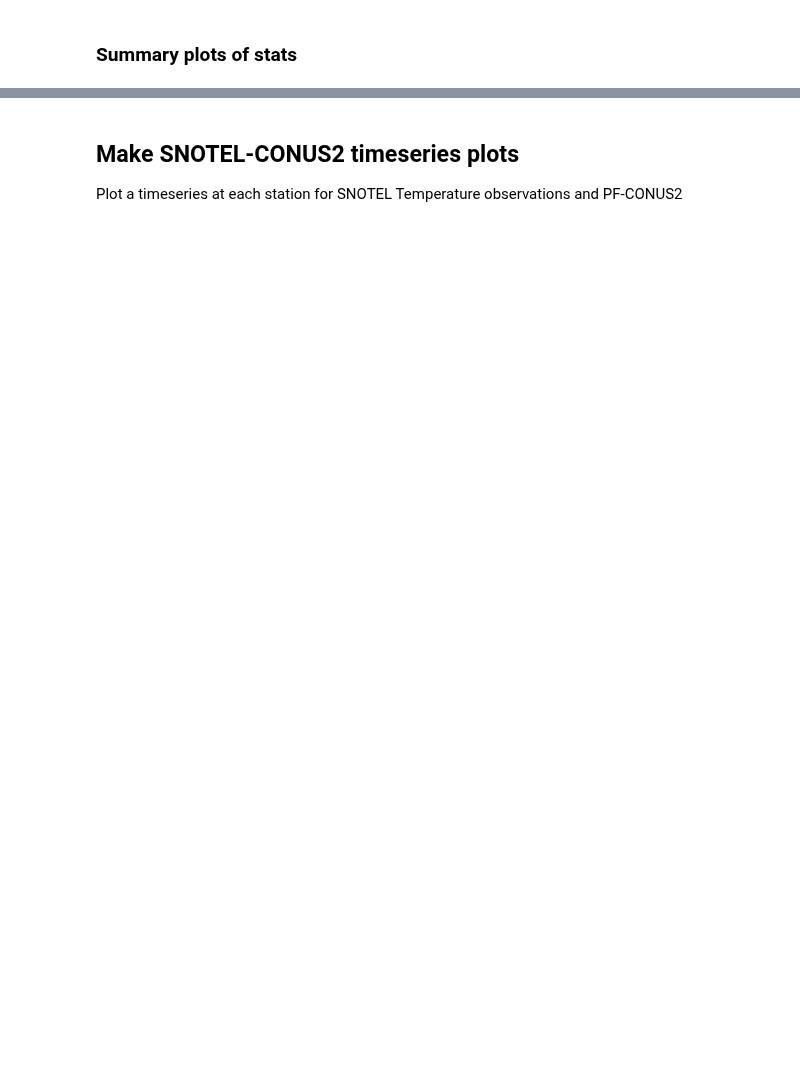
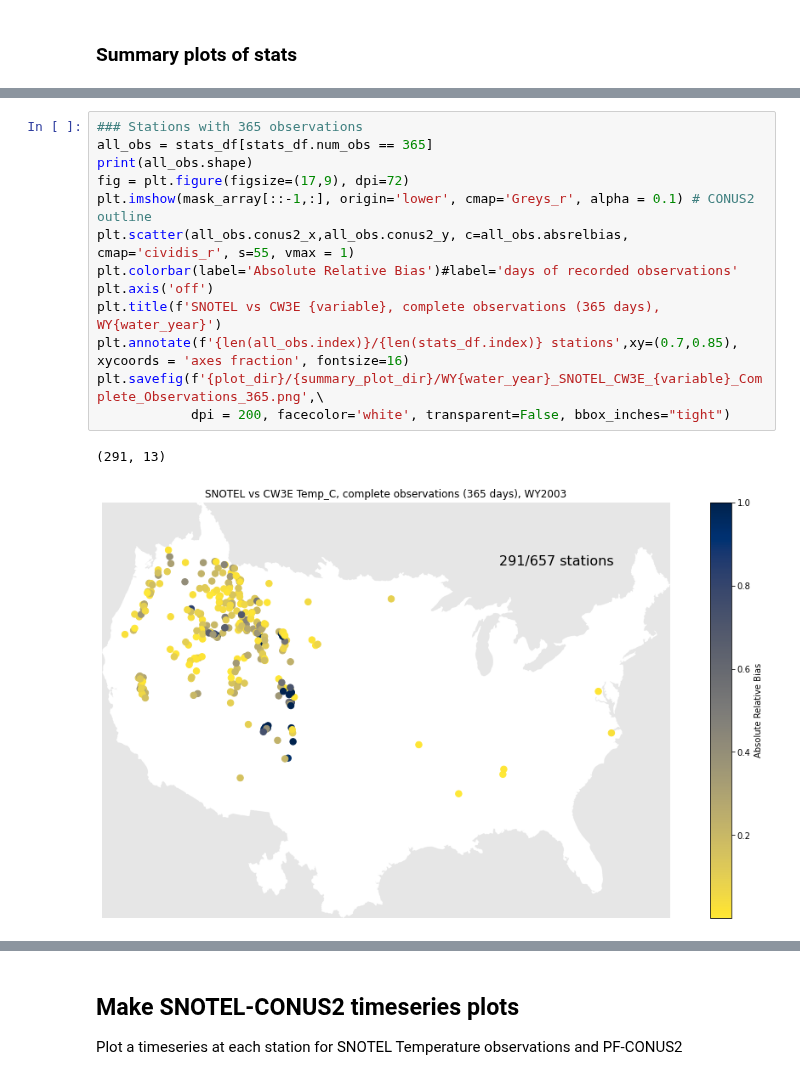
Before and after one commit to danielletijerina/PFCONUS2-analysis, a Jupyter notebook: scripts/Validation/SNOTEL/precip_temp/compare_SNOTEL_temp.ipynb, the cells around one changed output, grey strips where cells are left out. Saved outputs shown, nothing was run; the diff lists cells and outputs as text; blank space fills up the shorter version.

```diff
--- a/scripts/Validation/SNOTEL/precip_temp/compare_SNOTEL_temp.ipynb
+++ b/scripts/Validation/SNOTEL/precip_temp/compare_SNOTEL_temp.ipynb
@@ -443,0 +453,16 @@ plt.savefig(f'{plot_dir}/SNOTEL_CW3E_{variable}_SpearmansRho_Map.png',\
+# %%
+### Stations with 365 observations
+all_obs = stats_df[stats_df.num_obs == 365]
+print(all_obs.shape)
+fig = plt.figure(figsize=(17,9), dpi=72)
+plt.imshow(mask_array[::-1,:], origin='lower', cmap='Greys_r', alpha = 0.1) # CONUS2 outline
+plt.scatter(all_obs.conus2_x,all_obs.conus2_y, c=all_obs.absrelbias, cmap='cividis_r', s=55, vmax = 1)
+plt.colorbar(label='Absolute Relative Bias')#label='days of recorded observations'
+plt.axis('off')
+plt.title(f'SNOTEL vs CW3E {variable}, complete observations (365 days), WY{water_year}')
+plt.annotate(f'{len(all_obs.index)}/{len(stats_df.index)} stations',xy=(0.7,0.85), xycoords = 'axes fraction', fontsize=16)
+plt.savefig(f'{plot_dir}/{summary_plot_dir}/WY{water_year}_SNOTEL_CW3E_{variable}_Complete_Observations_365.png',\
+            dpi = 200, facecolor='white', transparent=False, bbox_inches="tight")
+# %% [output]
+(291, 13)
+[figure, added]
```
Also changed, not shown: parts of 35 cells of this notebook, 11 other files.
